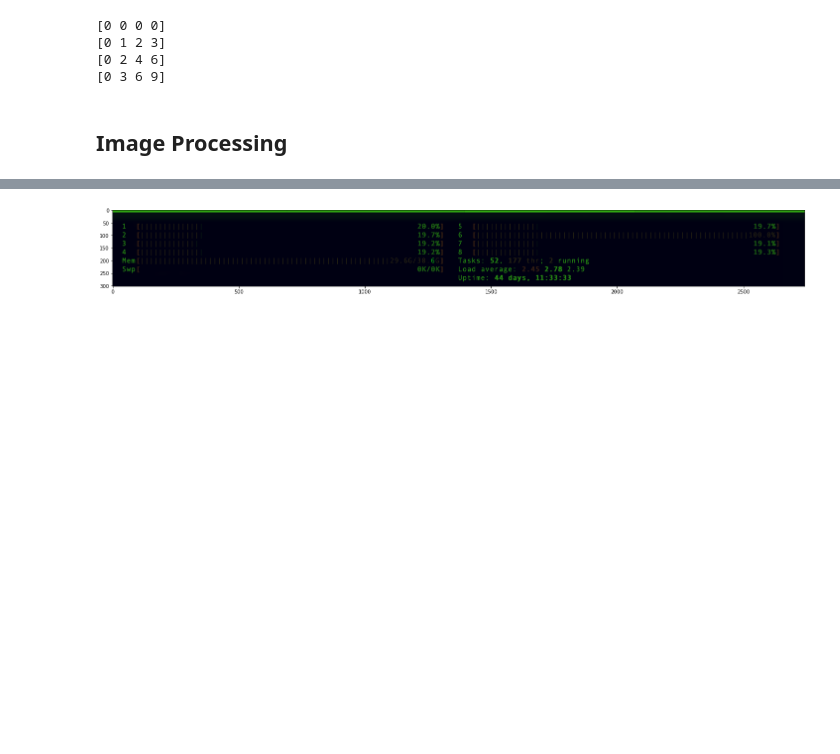
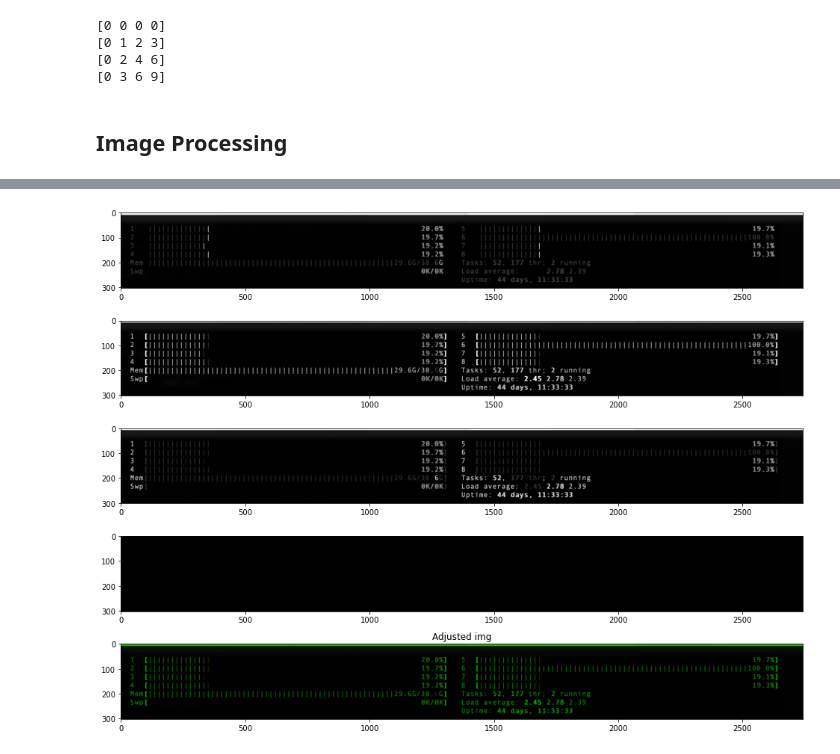
Before and after one commit to dmuiruri/dawp, a Jupyter notebook: data_analysis_with_python.ipynb, the cells around one changed output, grey strips where cells are left out. Cells and saved outputs as stored; diff of their text form; code cells hidden in the pictures; blank space fills up the shorter version.

```diff
--- a/data_analysis_with_python.ipynb
+++ b/data_analysis_with_python.ipynb
@@ -248,9 +248,11 @@ import matplotlib.pyplot as plt
 import numpy as np
 # %%
 # Each image is a multi-dimensional matrix
+# A CYMK image has 4 channels
 
 plt.figure(figsize=(25,10))
-painting=plt.imread("memory_filled.png")
+painting=plt.imread("images/memory_filled.png")
+plt.title('Original image')
 print(painting.shape)
 print(f"The image consists of {painting.shape[0] * painting.shape[1]} pixels")
 plt.imshow(painting);
@@ -261,5 +263,9 @@ The image consists of 828688 pixels
 # %%
 # Adjust the layers
-adjusted_red = painting[:,:,1]  *  0.2126
-adjusted_green = painting[:,:,2]  * 0.7152
-adjusted_blue = painting[:,:, 3] * 0.0722
+adjusted_c = painting[:,:,0]  *  0.2126
+adjusted_m = painting[:,:,1]  * 0.7152
+adjusted_y = painting[:,:, 2] * 0.0722
+adjusted_k = painting[:,:, 3] * 1
+
+print(f'channel shapes: {adjusted_c.shape},{adjusted_m.shape},{adjusted_y.shape},{adjusted_k.shape}')
+print(f'Image resolution: {adjusted_c.shape[0] * adjusted_c.shape[1]}')
@@ -271,13 +275,20 @@ adjusted_red.shape
 # %%
-# repackage the image back
+# repackage the image into a n-dimensional array
 adj_painting = np.ones((302, 2744, 4), dtype=np.float32)
-adj_painting[:,:,0] = adjusted_red
-adj_painting[:,:,1] = adjusted_green
-adj_painting[:,:,2] = adjusted_blue
-adj_painting[:,:,3] = painting[:,:,3]
+adj_painting[:,:,0] = adjusted_c
+adj_painting[:,:,1] = adjusted_m
+adj_painting[:,:,2] = adjusted_y
+adj_painting[:,:,3] = adjusted_k
 # %%
-# visualize the adjusted image
-plt.figure(figsize=(25,10))
-plt.imshow(adj_painting);
+# visualize one adjusted channel
+fig, ax = plt.subplots(5, 1, figsize=(25,10), tight_layout=True)
+ax[0].imshow(adjusted_c)
+ax[1].imshow(adjusted_m)
+ax[2].imshow(adjusted_y)
+ax[3].imshow(adjusted_k)
+
+# adjusted
+ax[4].imshow(adj_painting, cmap='gray')
+_=ax[4].set_title('Adjusted img')
 # %% [output]
-[figure, old version]
+[figure, new version]
```
Also changed, not shown: parts of 4 cells of this notebook, 3 other files.
